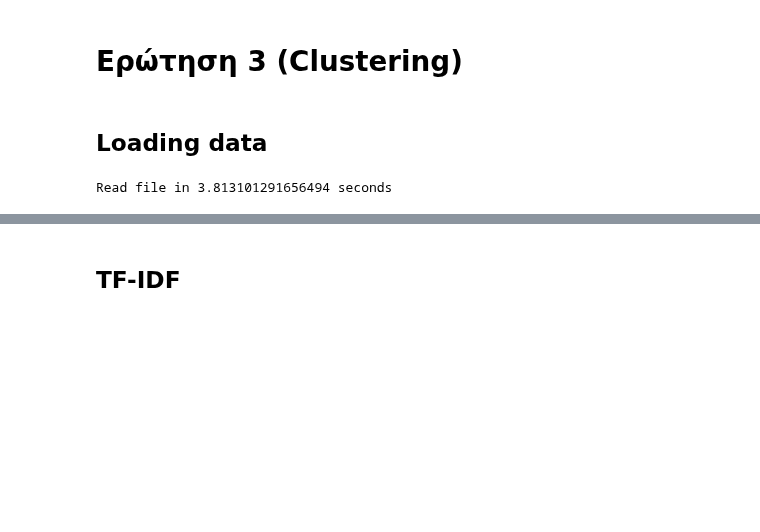
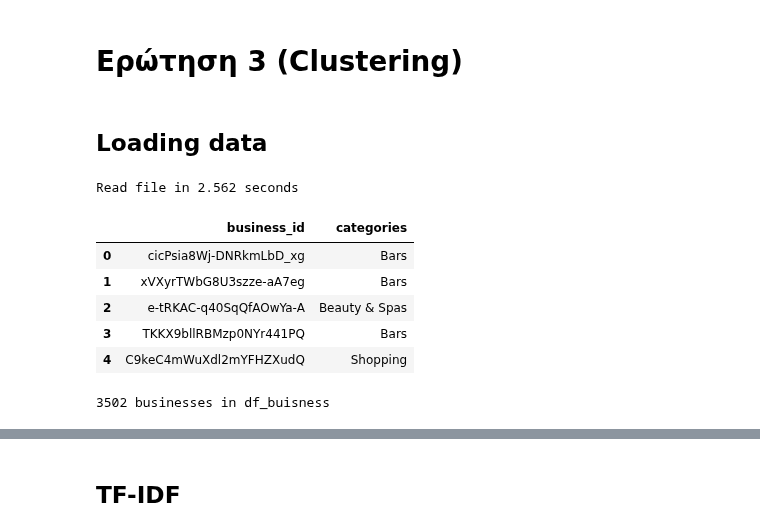
Before and after one commit to lkostakis/data-mining-NLP, a Jupyter notebook: ask3.ipynb, the cells around one changed output, grey strips where cells are left out. Saved outputs shown, nothing was run; the diff lists cells and outputs as text; code cells hidden in the pictures; blank space fills up the shorter version.

```diff
--- a/ask3.ipynb
+++ b/ask3.ipynb
@@ -5,30 +5,46 @@
 # %%
 import pandas as pd
 import numpy as np
 import json
 import time
 
-yelp_dataset_path = '../yelp-dataset/'
-buisness_v_path = yelp_dataset_path + 'yelp_academic_dataset_business.json'
-leftK_path = '/home/left/Desktop/dataMining/set2/ask2/yelp_academic_dataset_business.json'
+dataset_path = '../yelp-dataset/' # Change this path to match your local dataset folder path
+leftK_path = '/home/left/Desktop/dataMining/set2/ask2/'
+# path = leftK_path
 
-dataset_business = []
-categories_order = ["Beauty & Spas", "Shopping", "Bars"]
+business_filename = 'yelp_academic_dataset_business.json'
+review_filename = 'yelp_academic_dataset_review.json'
 
+# Reading business file
 start = time.time()
 
-with open(buisness_v_path, 'r', encoding="utf8") as buisness_file:
+list_business = []
+categories_order = ['Beauty & Spas', 'Shopping', 'Bars']
+
+with open(dataset_path + business_filename, 'r', encoding="utf8") as buisness_file:
     for line in buisness_file:
         json_dict = json.loads(line)
         if  json_dict['city'] == 'Toronto' and \
-            json_dict['review_count'] > 10 and \
+            json_dict['review_count'] >= 10 and \
             json_dict['categories'] is not None and \
             any(word in json_dict['categories'] for word in categories_order):
+                # The following line makes sure that every buisness categoy is
+                # set to one of the categories_order list in that specific order.
                 temp_cat = [cat for cat in categories_order if cat in json_dict['categories']][0]
-                dataset_business.append([json_dict['business_id'], temp_cat])
-
+                list_business.append([json_dict['business_id'], temp_cat])
 
 stop = time.time()
-print("Read file in {} seconds".format(stop-start))
+print("Read file in {:.3f} seconds".format(stop-start))
+
+df_buisness = pd.DataFrame(list_business, columns=['business_id', 'categories'])
+display(df_buisness.head())
+print('{} businesses in df_buisness'.format(df_buisness['business_id'].size))
 # %% [output]
-Read file in 3.813101291656494 seconds
+Read file in 2.562 seconds
+|  | business_id | categories |
+| 0 | cicPsia8Wj-DNRkmLbD_xg | Bars |
+| 1 | xVXyrTWbG8U3szze-aA7eg | Bars |
+| 2 | e-tRKAC-q40SqQfAOwYa-A | Beauty & Spas |
+| 3 | TKKX9bllRBMzp0NYr441PQ | Bars |
+| 4 | C9keC4mWuXdl2mYFHZXudQ | Shopping |
+3502 businesses in df_buisness
```
Also changed, not shown: parts of 24 cells of this notebook.
